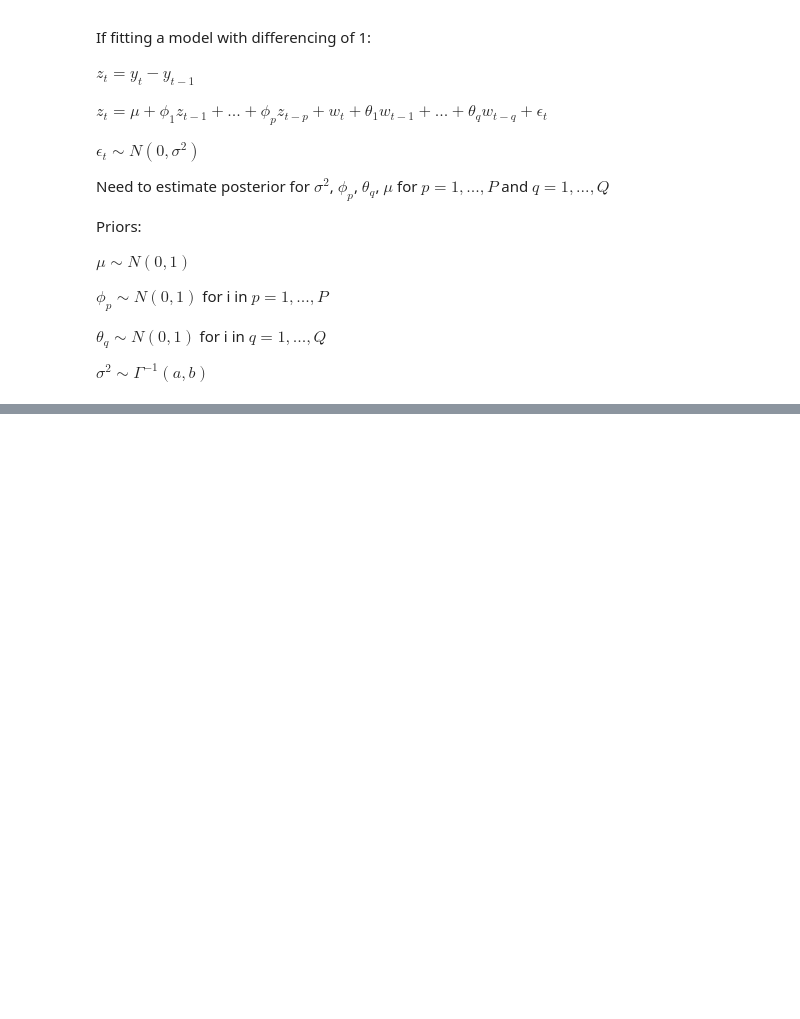
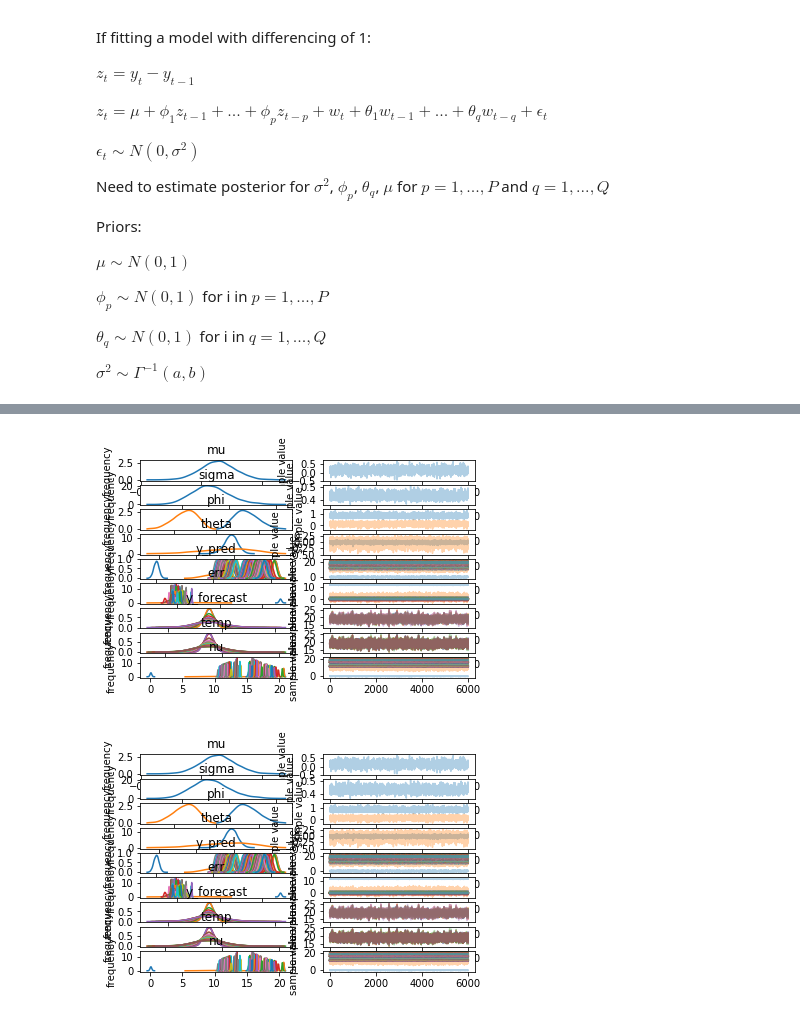
Before and after one commit to ahotaling/STAT_330_Project, a Jupyter notebook: Notebooks/Bayesian_Model_Exploration.ipynb, the cells around one changed output, grey strips where cells are left out. Saved outputs shown, nothing was run; the diff lists cells and outputs as text; code cells hidden in the pictures; blank space fills up the shorter version.

```diff
--- a/Notebooks/Bayesian_Model_Exploration.ipynb
+++ b/Notebooks/Bayesian_Model_Exploration.ipynb
@@ -776,0 +670,3 @@ http://people.ischool.berkeley.edu/~hal/Papers/2013/pred-present-with-bsts.pdf
+# %%
+fit.plot()
+# %% [output]
@@ -776,0 +674,2 @@ http://people.ischool.berkeley.edu/~hal/Papers/2013/pred-present-with-bsts.pdf
+[figure, added]
+[figure, added]
```
Also changed, not shown: parts of 22 cells of this notebook.
